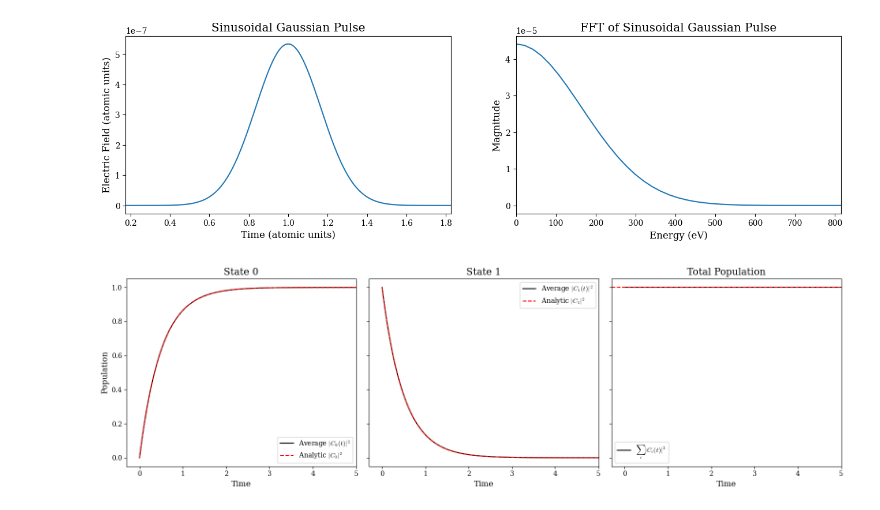
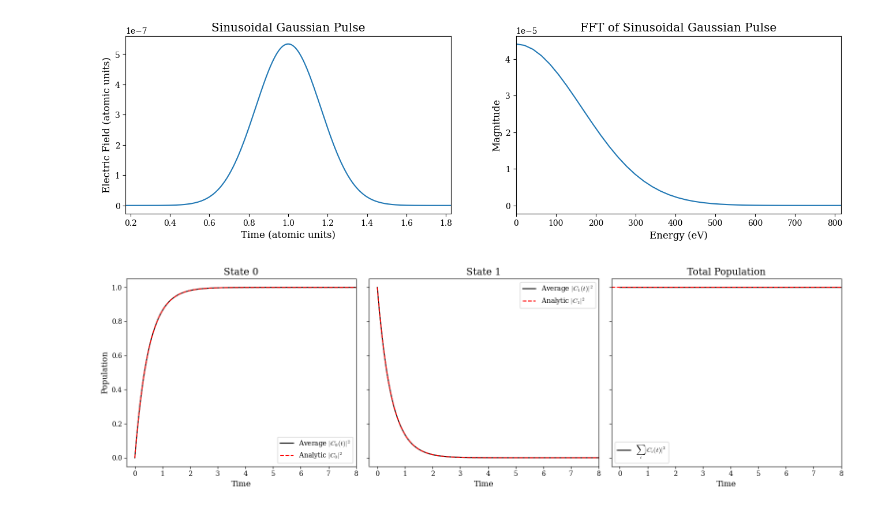
Before and after one commit to Spoksonat/pysse, a Jupyter notebook: notebooks/SSE_first_test.ipynb, the cells around one changed output. Saved outputs shown, nothing was run; the diff lists cells and outputs as text; code cells hidden in the pictures.

```diff
--- a/notebooks/SSE_first_test.ipynb
+++ b/notebooks/SSE_first_test.ipynb
@@ -20,8 +20,9 @@ intensity = 1E4  # Intensity in W/cm^2
 fwhm = 9.4  # FWHM in as
 central_frequency = 250  # Pulse oscillation frequency in eV
 dt = 5E-3
+time_span = 8 # Time in a.u.
 
-electric_field_pulse = ElectricFieldPulse(intensity=intensity, dt=dt, pulse_type='gaussian', fwhm=fwhm, omega_sin=central_frequency, time_span=8)
+electric_field_pulse = ElectricFieldPulse(intensity=intensity, dt=dt, pulse_type='gaussian', fwhm=fwhm, omega_sin=central_frequency, time_span=time_span)
 
 electric_field = {"time": electric_field_pulse.time, "pulse_x": electric_field_pulse.pulse, "pulse_y": np.zeros_like(electric_field_pulse.pulse), "pulse_z": np.zeros_like(electric_field_pulse.pulse)}
 # %%
@@ -84,34 +85,34 @@ total_population = sse.population_average[:,0] + sse.population_average[:,1]
 
 fig, axes = plt.subplots(1, 3, figsize=(16, 5), sharey=True)
 
 # Left subplot: |C_average[:,1]|^2 vs Analytic
 axes[0].plot(sse.time, sse.population_average[:,0], label=r'Average $|C_0(t)|^2$', color='black')
 axes[0].plot(sse.time, p_0_th, label=r'Analytic $|C_0|^2$', color='red', linestyle='--')
 axes[0].set_title('State 0')
 axes[0].set_xlabel('Time')
 axes[0].set_ylabel('Population')
-axes[0].set_xlim(-0.3, 5)
+axes[0].set_xlim(-0.3, time_span)
 axes[0].legend()
 
 # Middle subplot: |C_average[:,0]|^2 vs Analytic
 axes[1].plot(sse.time, sse.population_average[:,1], label=r'Average $|C_1(t)|^2$', color='black')
 axes[1].plot(sse.time, p_1_th, label=r'Analytic $|C_1|^2$', color='red', linestyle='--')
 axes[1].set_title('State 1')
 axes[1].set_xlabel('Time')
 #axes[1].set_ylabel('Population')
-axes[1].set_xlim(-0.3, 5)
+axes[1].set_xlim(-0.3, time_span)
 axes[1].legend()
 
 # Right subplot: total population
 axes[2].plot(sse.time, total_population, label=r'$\sum_i |C_i(t)|^2$', color='black')
 axes[2].axhline(1, color='red', linestyle='--')
 axes[2].set_title('Total Population')
 axes[2].set_xlabel('Time')
 #axes[2].set_ylabel('Population')
-axes[2].set_xlim(-0.3, 5)
+axes[2].set_xlim(-0.3, time_span)
 axes[2].legend()
 
 plt.tight_layout()
 plt.show()
 # %% [output]
-[figure, old version]
+[figure, new version]
```
Also changed, not shown: 3 other files.
